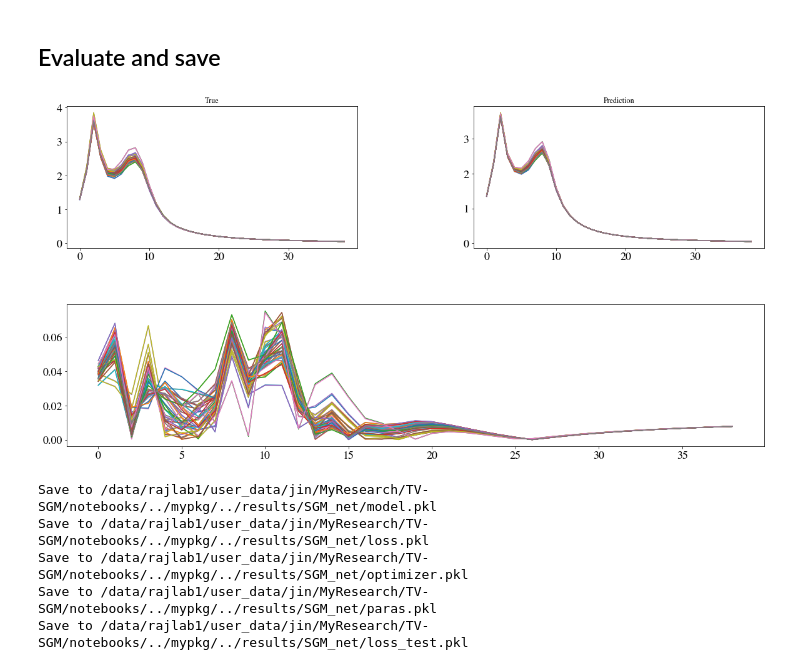
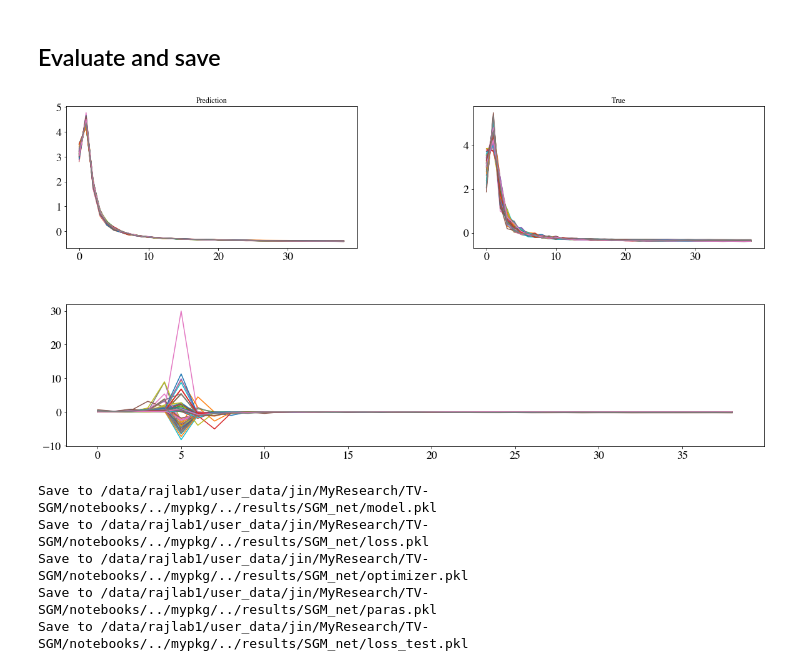
Before and after one commit to JINhuaqing/TV-SGM, a Jupyter notebook: notebooks/SGM_approx.ipynb, the cells around one changed output. Saved outputs shown, nothing was run; the diff lists cells and outputs as text; code cells hidden in the pictures.

```diff
--- a/notebooks/SGM_approx.ipynb
+++ b/notebooks/SGM_approx.ipynb
@@ -161,0 +209,3 @@ simu_sgm_data = load_pkl_folder2dict(RES_ROOT/"simu_sgm_data_ind")
+# %%
+from torch.utils.data import DataLoader, Dataset
+simu_sgm_data = load_pkl_folder2dict(RES_ROOT/"simu_sgm_data_ind_large");
@@ -322,30 +379,31 @@ if not run_python_script:
 # %% [markdown]
 ## Evaluate and save
 # %%
+sgm_net = trained_model.model
 X_test, Y_test = train_data["all"]
 sgm_net.eval()
 with torch.no_grad():
     Y_pred = sgm_net(X_test)
 # %%
 if not run_python_script:
-    idx = 200
+    idx = 313
     curY_t = Y_test[idx]
     curY_p = Y_pred[idx]
     plt.figure(figsize=[20, 10])
     plt.subplot(221)
-    plt.title("True")
+    plt.title("Prediction")
     for iy in range(68):
         plt.plot(curY_p[iy, :])
     plt.subplot(222)
-    plt.title("Prediction")
+    plt.title("True")
     for iy in range(68):
         plt.plot(curY_t[iy, :])
         #plt.plot(torch.abs(curY_p[iy, :]- curY_t[iy, :]))
     plt.subplot(212)
     for iy in range(68):
         plt.plot(torch.abs(curY_p[iy, :]- curY_t[iy, :])/curY_t[iy])
 # %% [output]
-[figure, old version]
+[figure, new version]
 # %%
 trained_model = edict()
 trained_model.model = sgm_net.cpu()
```
Also changed, not shown: parts of 27 cells of this notebook, 14 other files.
